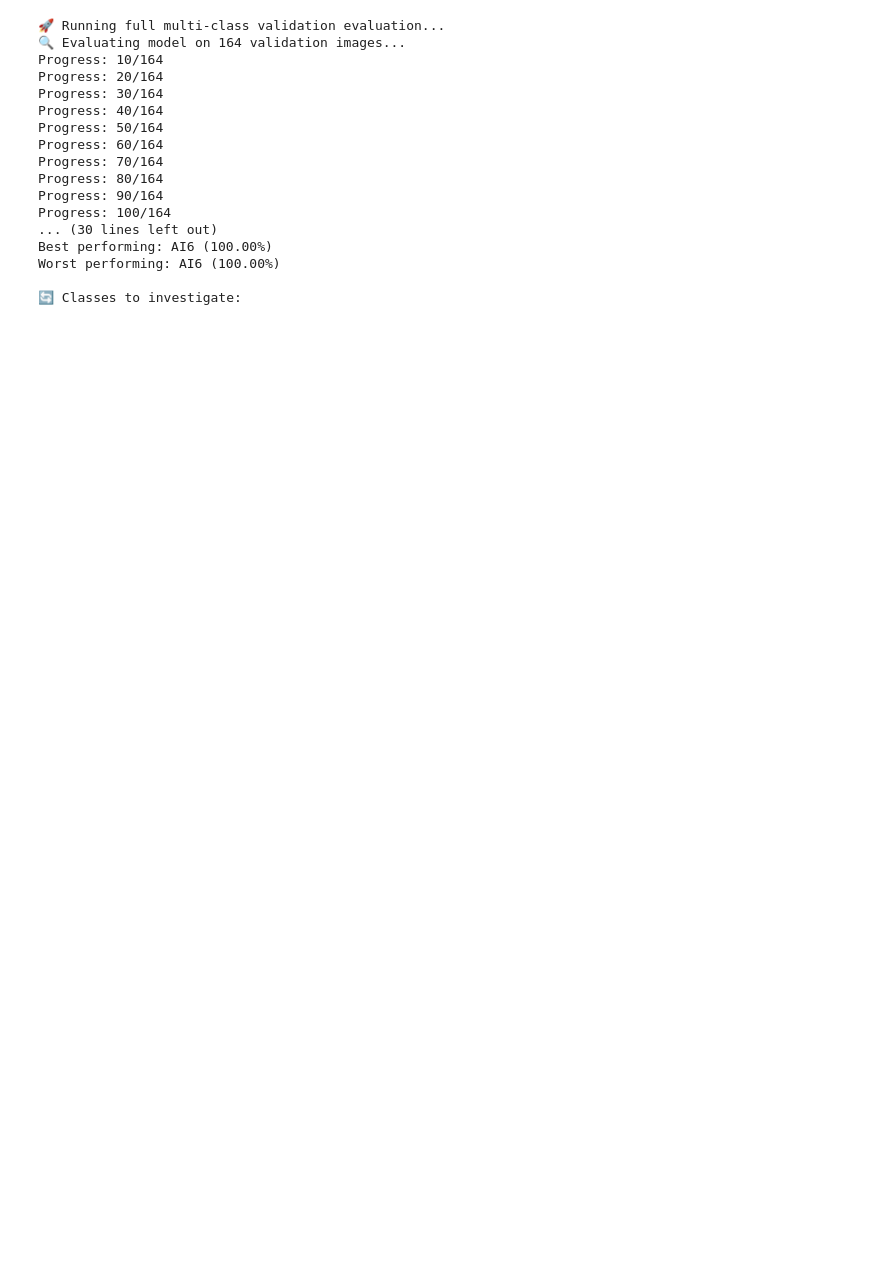
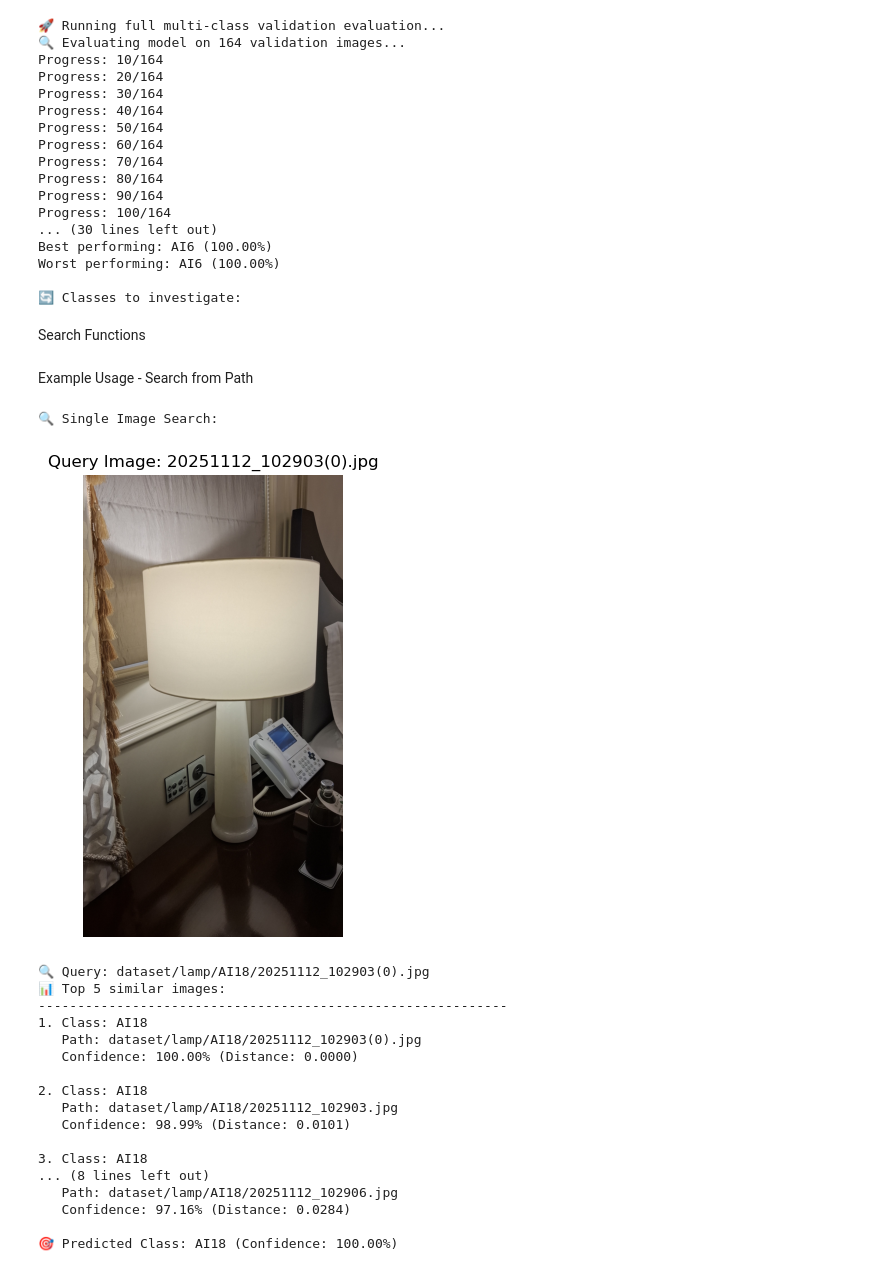
Before and after one commit to sedtawut35085/equipment_profile_image_search, a Jupyter notebook: main.ipynb, the cells around one changed output. Drawn from its saved outputs; the diff is of its cells as text; code cells hidden in the pictures; blank space fills up the shorter version.

```diff
--- a/main.ipynb
+++ b/main.ipynb
@@ -514,3 +514,5 @@ Best performing: AI6 (100.00%)
 Worst performing: AI6 (100.00%)
 
 🔄 Classes to investigate:
+# %% [markdown]
+Search Functions
@@ -516,0 +707,27 @@ Worst performing: AI6 (100.00%)
+# %% [markdown]
+Example Usage - Search from Path
+# %%
+# Example 1: Search for a single image from testset
+test_image_path = "dataset/lamp/AI18/20251112_102903(0).jpg"
+print("🔍 Single Image Search:")
+results = search_similar_images_from_path(test_image_path, connection, top_k=5)
+# %% [output]
+🔍 Single Image Search:
+[figure, added]
+🔍 Query: dataset/lamp/AI18/20251112_102903(0).jpg
+📊 Top 5 similar images:
+------------------------------------------------------------
+1. Class: AI18
+   Path: dataset/lamp/AI18/20251112_102903(0).jpg
+   Confidence: 100.00% (Distance: 0.0000)
+
+2. Class: AI18
+   Path: dataset/lamp/AI18/20251112_102903.jpg
+   Confidence: 98.99% (Distance: 0.0101)
+
+3. Class: AI18
+... (8 lines left out)
+   Path: dataset/lamp/AI18/20251112_102906.jpg
+   Confidence: 97.16% (Distance: 0.0284)
+
+🎯 Predicted Class: AI18 (Confidence: 100.00%)
```
Also changed, not shown: parts of 4 cells of this notebook.
